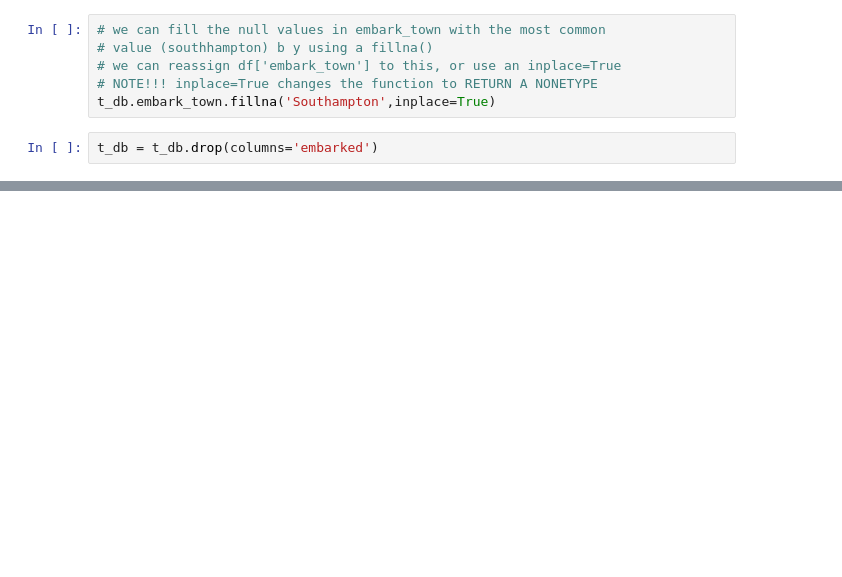
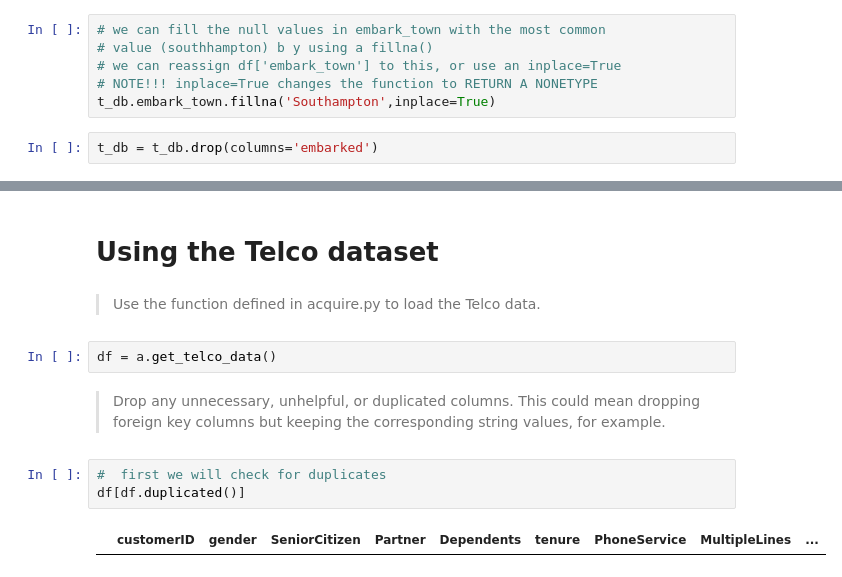
Before and after one commit to Fermin-Garcia/classification-exercises, a Jupyter notebook: classification_exercises.ipynb, the cells around one changed output, grey strips where cells are left out. Saved outputs shown, nothing was run; the diff lists cells and outputs as text; blank space fills up the shorter version.

```diff
--- a/classification_exercises.ipynb
+++ b/classification_exercises.ipynb
@@ -285,0 +150,13 @@ t_db.head()
+# %% [markdown]
+# **Using the Telco dataset**
+# %% [markdown]
+> Use the function defined in acquire.py to load the Telco data.
+# %%
+df = a.get_telco_data()
+# %% [markdown]
+> Drop any unnecessary, unhelpful, or duplicated columns. This could mean dropping foreign key columns but keeping the corresponding string values, for example.
+# %%
+#  first we will check for duplicates
+df[df.duplicated()]
+# %% [output]
+|  | customerID | gender | SeniorCitizen | Partner | Dependents | tenure | PhoneService | MultipleLines | ... |
```
Also changed, not shown: parts of 32 cells of this notebook, 3 other files.
